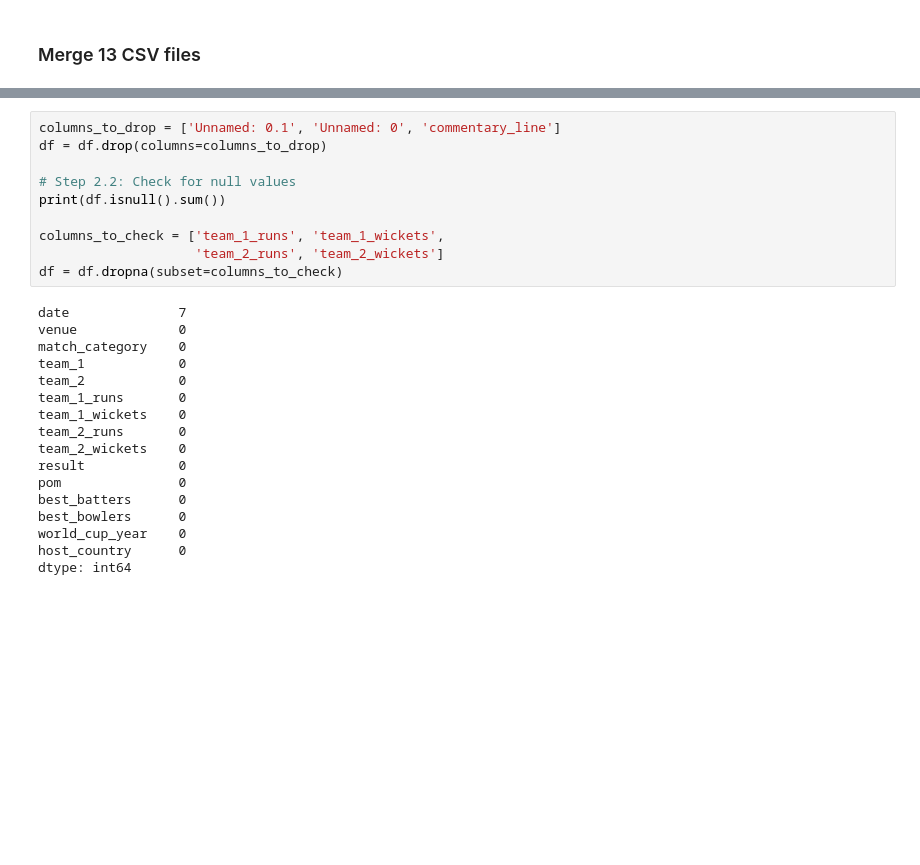
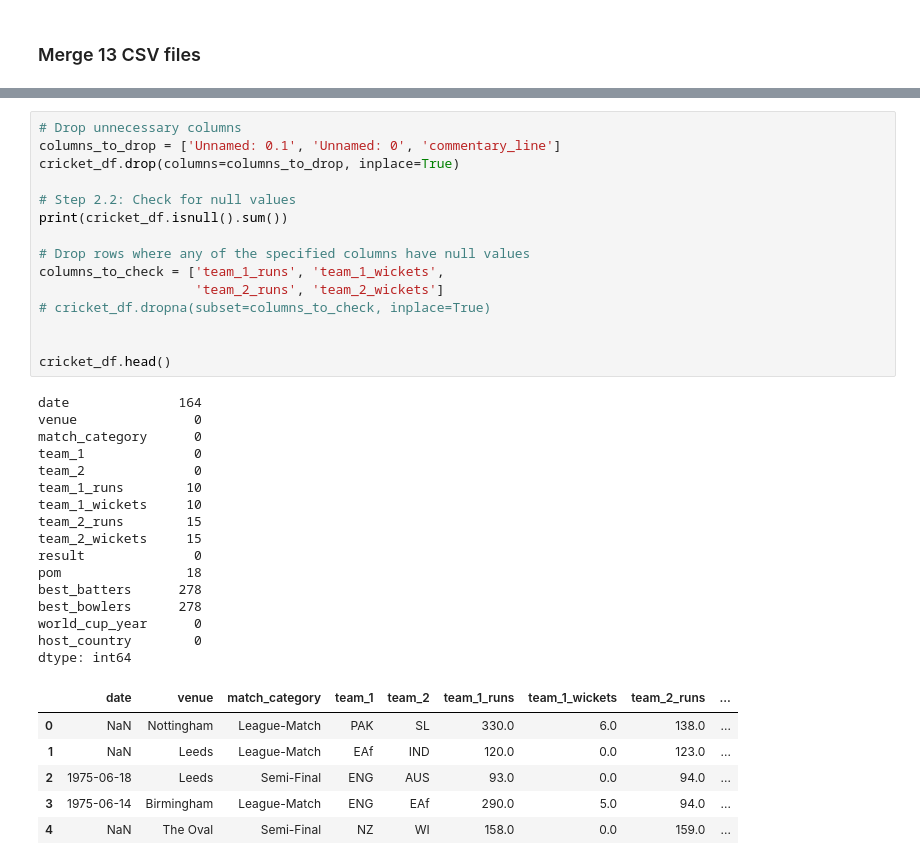
Before and after one commit to KavishkaVenuka/PyData_Assessment, a Jupyter notebook: notebooks/task_2_data_prep.ipynb, the cells around one changed output, grey strips where cells are left out. Drawn from its saved outputs; the diff is of its cells as text; blank space fills up the shorter version.

```diff
--- a/notebooks/task_2_data_prep.ipynb
+++ b/notebooks/task_2_data_prep.ipynb
@@ -98,29 +98,40 @@ Combined CSV file has been saved as '../data/out/combined_world_cup_stats.csv'.
 3          NaN          NaN             NaN            1975      England
 4          NaN          NaN             NaN            1975      England
 # %%
+# Drop unnecessary columns
 columns_to_drop = ['Unnamed: 0.1', 'Unnamed: 0', 'commentary_line']
-df = df.drop(columns=columns_to_drop)
+cricket_df.drop(columns=columns_to_drop, inplace=True)
 
 # Step 2.2: Check for null values
-print(df.isnull().sum())
+print(cricket_df.isnull().sum())
 
+# Drop rows where any of the specified columns have null values
 columns_to_check = ['team_1_runs', 'team_1_wickets',
                     'team_2_runs', 'team_2_wickets']
-df = df.dropna(subset=columns_to_check)
+# cricket_df.dropna(subset=columns_to_check, inplace=True)
+
+
+cricket_df.head()
 # %% [output]
-date              7
-venue             0
-match_category    0
-team_1            0
-team_2            0
-team_1_runs       0
-team_1_wickets    0
-team_2_runs       0
-team_2_wickets    0
-result            0
-pom               0
-best_batters      0
-best_bowlers      0
-world_cup_year    0
-host_country      0
+date              164
+venue               0
+match_category      0
+team_1              0
+team_2              0
+team_1_runs        10
+team_1_wickets     10
+team_2_runs        15
+team_2_wickets     15
+result              0
+pom                18
+best_batters      278
+best_bowlers      278
+world_cup_year      0
+host_country        0
 dtype: int64
+|  | date | venue | match_category | team_1 | team_2 | team_1_runs | team_1_wickets | team_2_runs | ... |
+| 0 | NaN | Nottingham | League-Match | PAK | SL | 330.0 | 6.0 | 138.0 | ... |
+| 1 | NaN | Leeds | League-Match | EAf | IND | 120.0 | 0.0 | 123.0 | ... |
+| 2 | 1975-06-18 | Leeds | Semi-Final | ENG | AUS | 93.0 | 0.0 | 94.0 | ... |
+| 3 | 1975-06-14 | Birmingham | League-Match | ENG | EAf | 290.0 | 5.0 | 94.0 | ... |
+| 4 | NaN | The Oval | Semi-Final | NZ | WI | 158.0 | 0.0 | 159.0 | ... |
```
Also changed, not shown: parts of 4 cells of this notebook.
